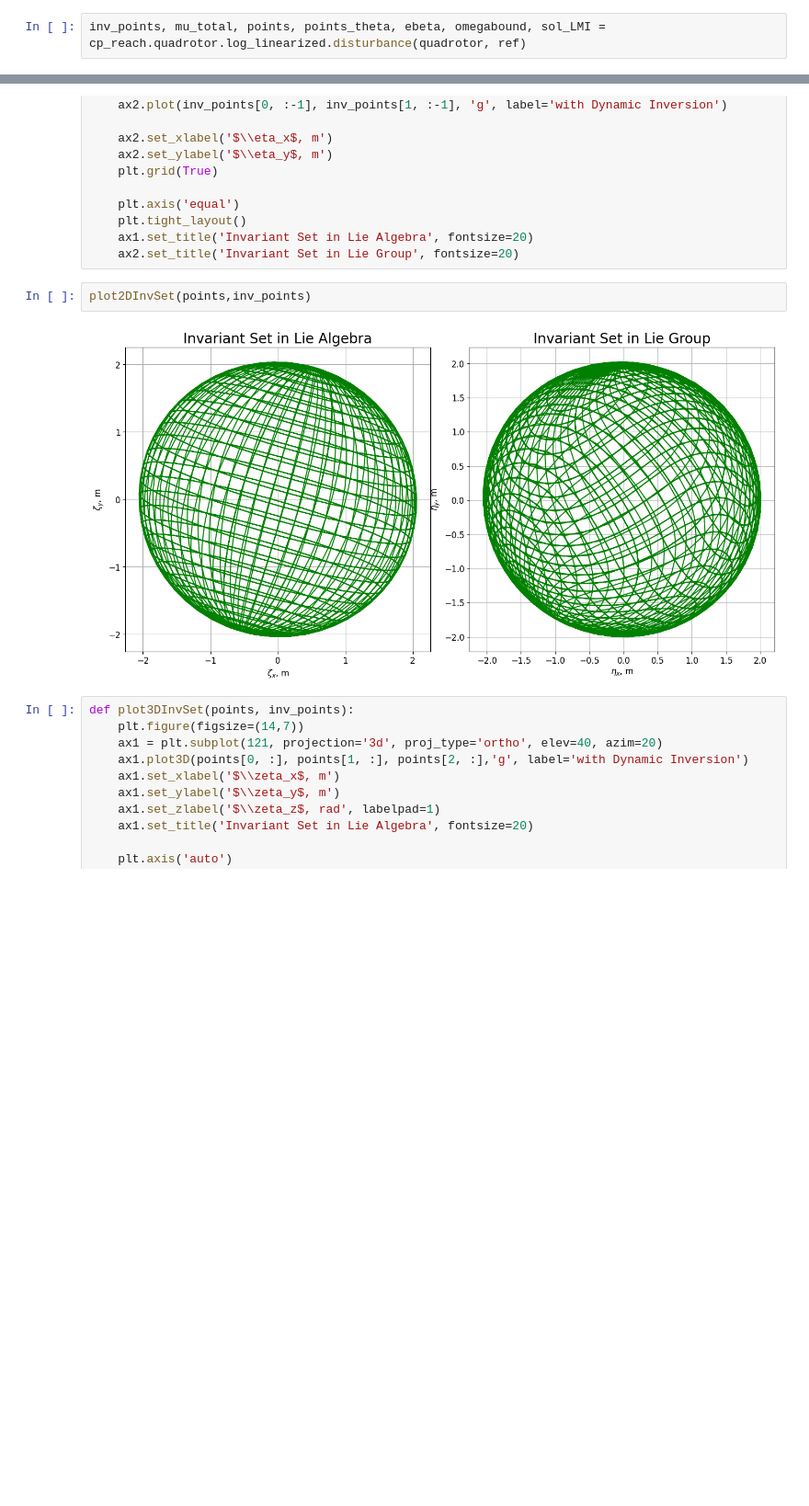
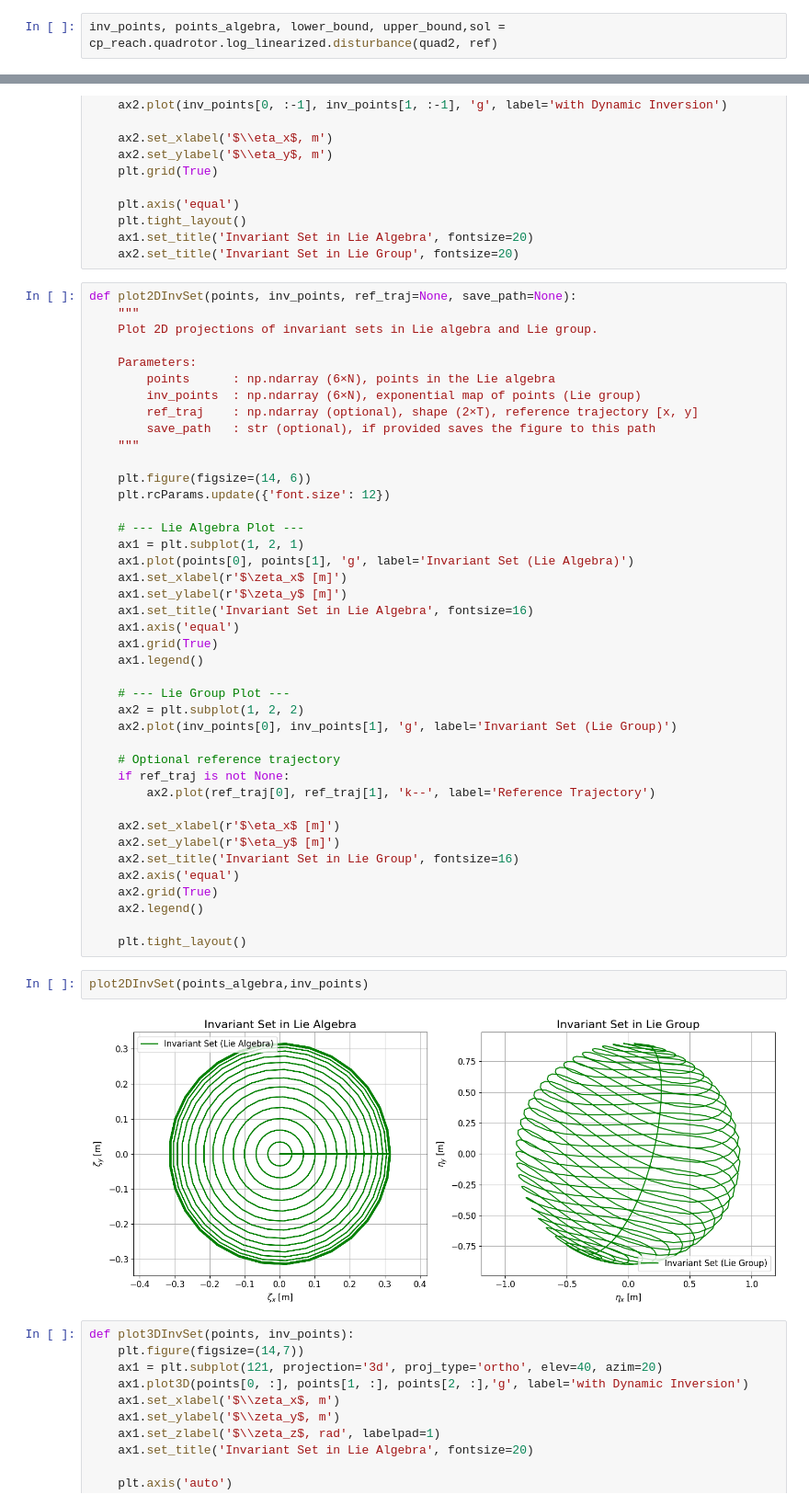
Before and after one commit to micahkc/cp_reach, a Jupyter notebook: cp_reach/examples/Quadrotor_example.ipynb, the cells around one changed output, grey strips where cells are left out. Shown at 92% size. Drawn from its saved outputs; the diff is of its cells as text; blank space fills up the shorter version.

```diff
--- a/cp_reach/examples/Quadrotor_example.ipynb
+++ b/cp_reach/examples/Quadrotor_example.ipynb
@@ -20,4 +26,4 @@ cp_reach.sim.multirotor_plan.plot_trajectory3D(ref, axis)
 # %% [output]
 [figure]
 # %%
-inv_points, mu_total, points, points_theta, ebeta, omegabound, sol_LMI = cp_reach.quadrotor.log_linearized.disturbance(quadrotor, ref)
+inv_points, points_algebra, lower_bound, upper_bound,sol = cp_reach.quadrotor.log_linearized.disturbance(quad2, ref)
@@ -62,10 +86,51 @@ def plot2DInvSet(points, inv_points):
     plt.tight_layout()
     ax1.set_title('Invariant Set in Lie Algebra', fontsize=20)
     ax2.set_title('Invariant Set in Lie Group', fontsize=20)
+# %%
+def plot2DInvSet(points, inv_points, ref_traj=None, save_path=None):
+    """
+    Plot 2D projections of invariant sets in Lie algebra and Lie group.
+
+    Parameters:
+        points      : np.ndarray (6×N), points in the Lie algebra
+        inv_points  : np.ndarray (6×N), exponential map of points (Lie group)
+        ref_traj    : np.ndarray (optional), shape (2×T), reference trajectory [x, y]
+        save_path   : str (optional), if provided saves the figure to this path
+    """
+
+    plt.figure(figsize=(14, 6))
+    plt.rcParams.update({'font.size': 12})
+
+    # --- Lie Algebra Plot ---
+    ax1 = plt.subplot(1, 2, 1)
+    ax1.plot(points[0], points[1], 'g', label='Invariant Set (Lie Algebra)')
+    ax1.set_xlabel(r'$\zeta_x$ [m]')
+    ax1.set_ylabel(r'$\zeta_y$ [m]')
+    ax1.set_title('Invariant Set in Lie Algebra', fontsize=16)
+    ax1.axis('equal')
+    ax1.grid(True)
+    ax1.legend()
+
+    # --- Lie Group Plot ---
+    ax2 = plt.subplot(1, 2, 2)
+    ax2.plot(inv_points[0], inv_points[1], 'g', label='Invariant Set (Lie Group)')
+
+    # Optional reference trajectory
+    if ref_traj is not None:
+        ax2.plot(ref_traj[0], ref_traj[1], 'k--', label='Reference Trajectory')
+
+    ax2.set_xlabel(r'$\eta_x$ [m]')
+    ax2.set_ylabel(r'$\eta_y$ [m]')
+    ax2.set_title('Invariant Set in Lie Group', fontsize=16)
+    ax2.axis('equal')
+    ax2.grid(True)
+    ax2.legend()
+
+    plt.tight_layout()
 # %%
-plot2DInvSet(points,inv_points)
+plot2DInvSet(points_algebra,inv_points)
 # %% [output]
-[figure, old version]
+[figure, new version]
 # %%
 def plot3DInvSet(points, inv_points):
     plt.figure(figsize=(14,7))
```
Also changed, not shown: parts of 11 cells of this notebook, 6 other files.
